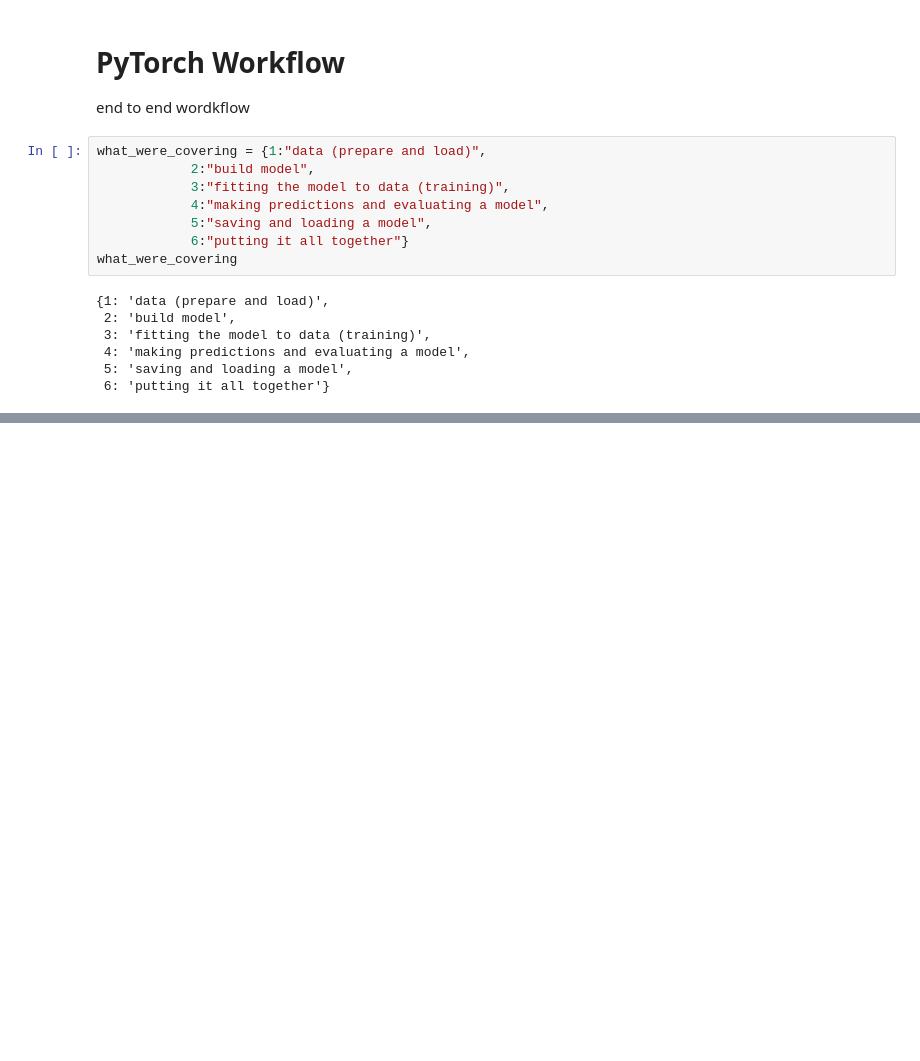
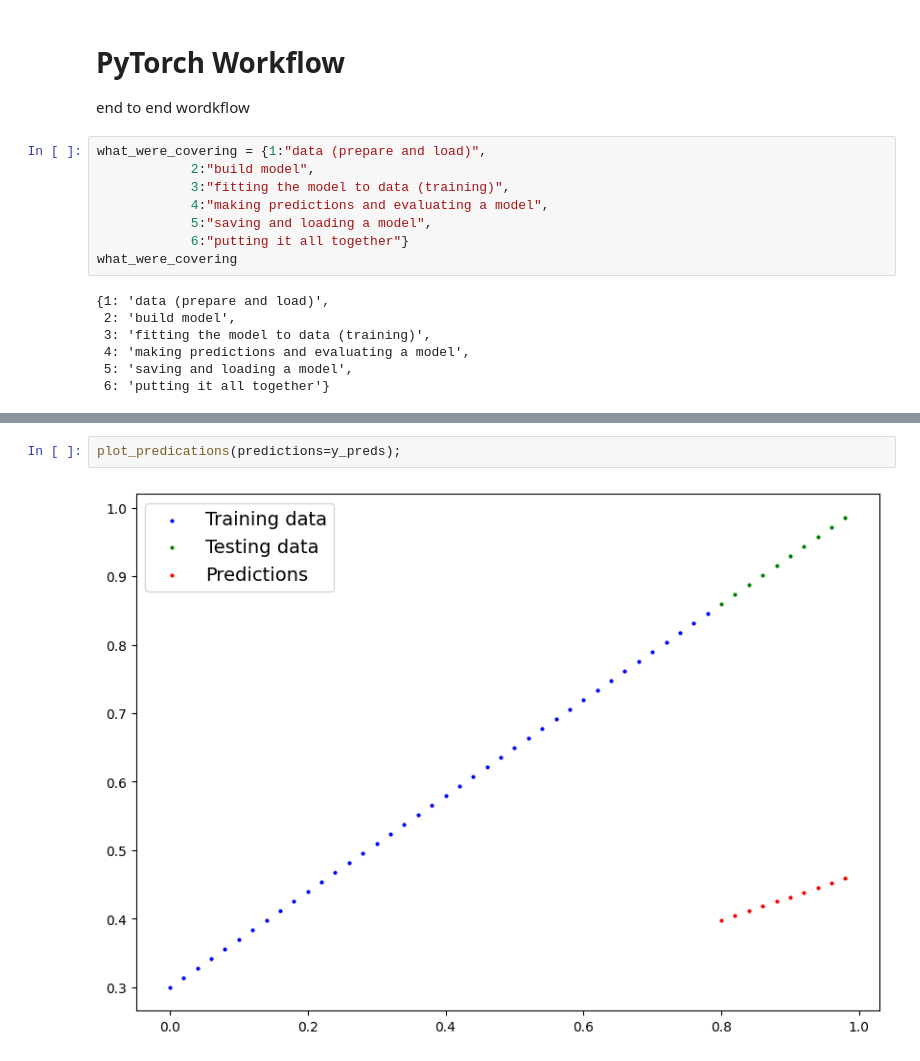
Before and after one commit to Hui0223/GitHub-CI-Demo1, a Jupyter notebook: 01_pytorch_workflow_video.ipynb, the cells around one changed output, grey strips where cells are left out. Cells and saved outputs as stored; diff of their text form; blank space fills up the shorter version.

```diff
--- a/01_pytorch_workflow_video.ipynb
+++ b/01_pytorch_workflow_video.ipynb
@@ -30,0 +468,4 @@ torch.__version__
+# %%
+plot_predications(predictions=y_preds);
+# %% [output]
+[figure, added]
```
Also changed, not shown: parts of 39 cells of this notebook.
